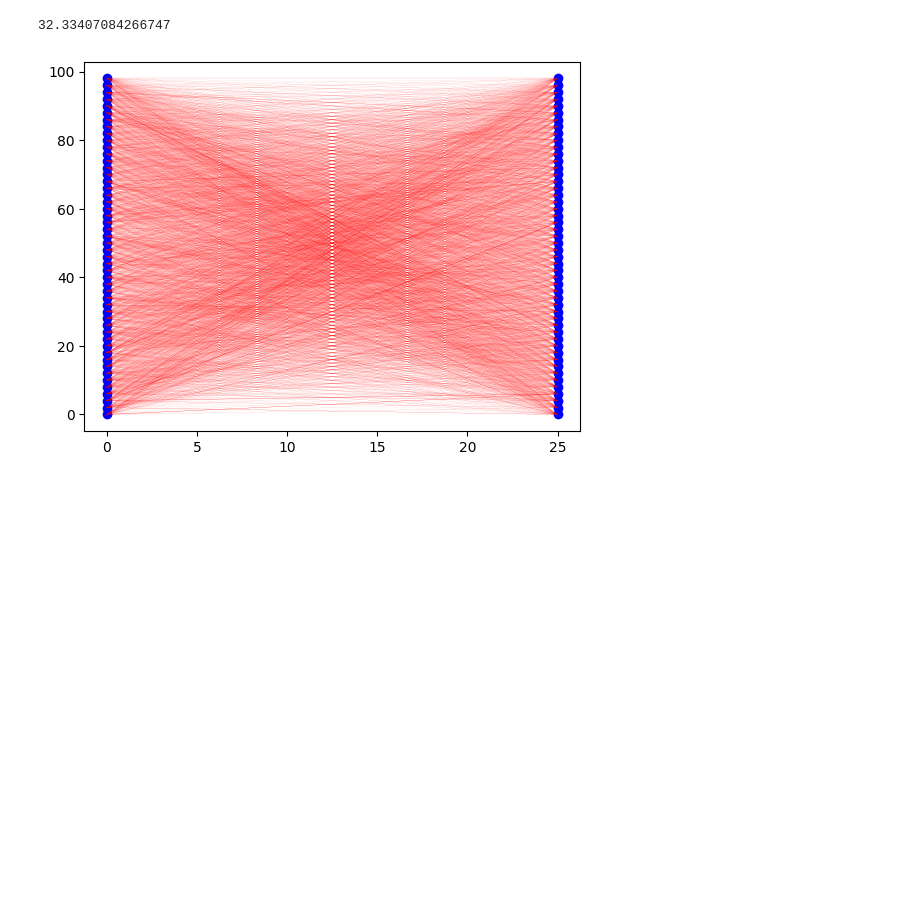
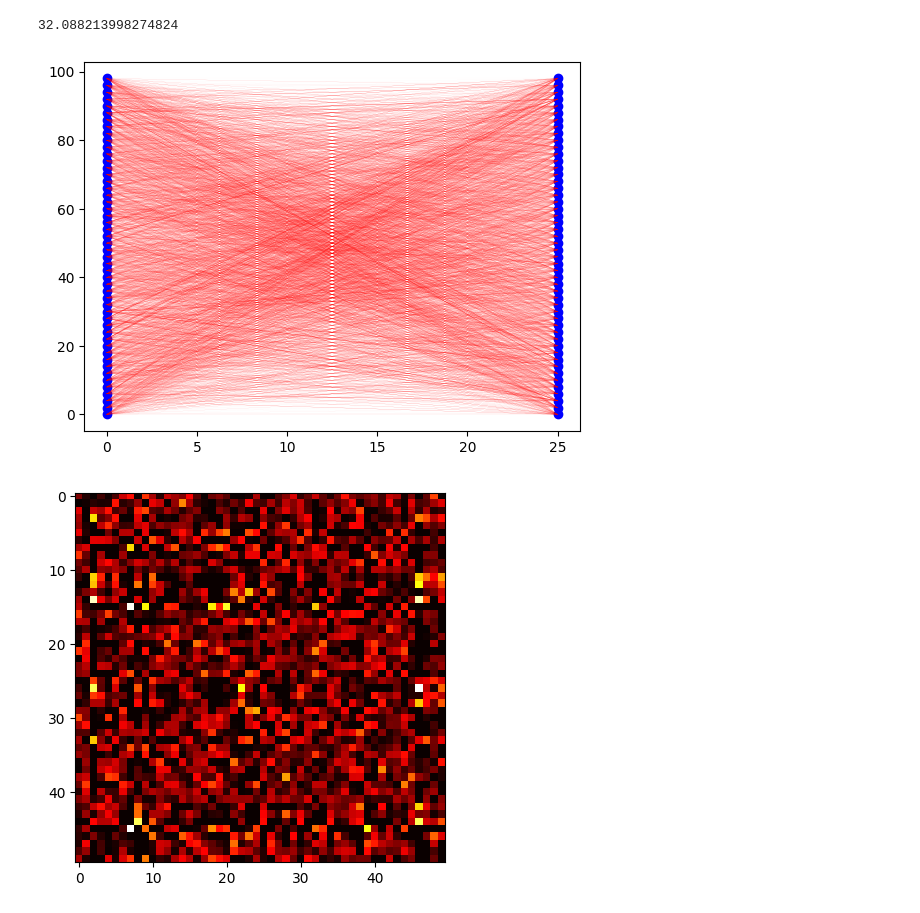
Before and after one commit to jakobmaier-eu/graph-gromov, a Jupyter notebook: testing_algorithms.ipynb, the cells around one changed output. Drawn from its saved outputs; the diff is of its cells as text; code cells hidden in the pictures; blank space fills up the shorter version.

```diff
--- a/testing_algorithms.ipynb
+++ b/testing_algorithms.ipynb
@@ -30,7 +30,7 @@ p = 0.4
 A_eq, b_eq =  bistochastic_equality_constraints(n)
 
 G0, A0 = sample_Erdos_Renyi(n, p) #same graphs ???
-G1, A1 = sample_Erdos_Renyi(n, 1 - p)
+G1, A1 = sample_Erdos_Renyi(n, p)
 
 Ps = rand_perm_matrix(n)
 # %%
@@ -66,3 +66,3 @@ print(np.linalg.norm(A0.toarray() - Dp * A1.toarray() * Dp.T))
 # %%
-D1 = frank_wolfe(A0, A1, 200, Pstar=Ps , method="mindiff",plot=True)
+D1 = frank_wolfe(A0, A1, 1000, Pstar=Ps , method="mindiff",plot=True)
 # %% [output]
@@ -70,12 +70,15 @@ D1 = frank_wolfe(A0, A1, 200, Pstar=Ps , method="mindiff",plot=True)
 # %%
 D1p = project_to_perm(D1, A_eq, b_eq)
 
 # we want to see how Dp appair these two graphs
 plot_alignment(G0, G1, D1)
 print(np.linalg.norm(A0.toarray() - D1 * A1.toarray() * D1.T))
+plt.show()
+matrix_heatmap(D1)
 # %% [output]
-32.33407084266747
+32.088213998274824
-[figure, old version]
+[figure, new version]
+[figure, added]
 # %%
 plot_alignment(G0, G1, D1p)
 print(np.linalg.norm(A0.toarray() - D1p * A1.toarray() * D1p.T))
```
Also changed, not shown: parts of 6 cells of this notebook, 2 other files.
